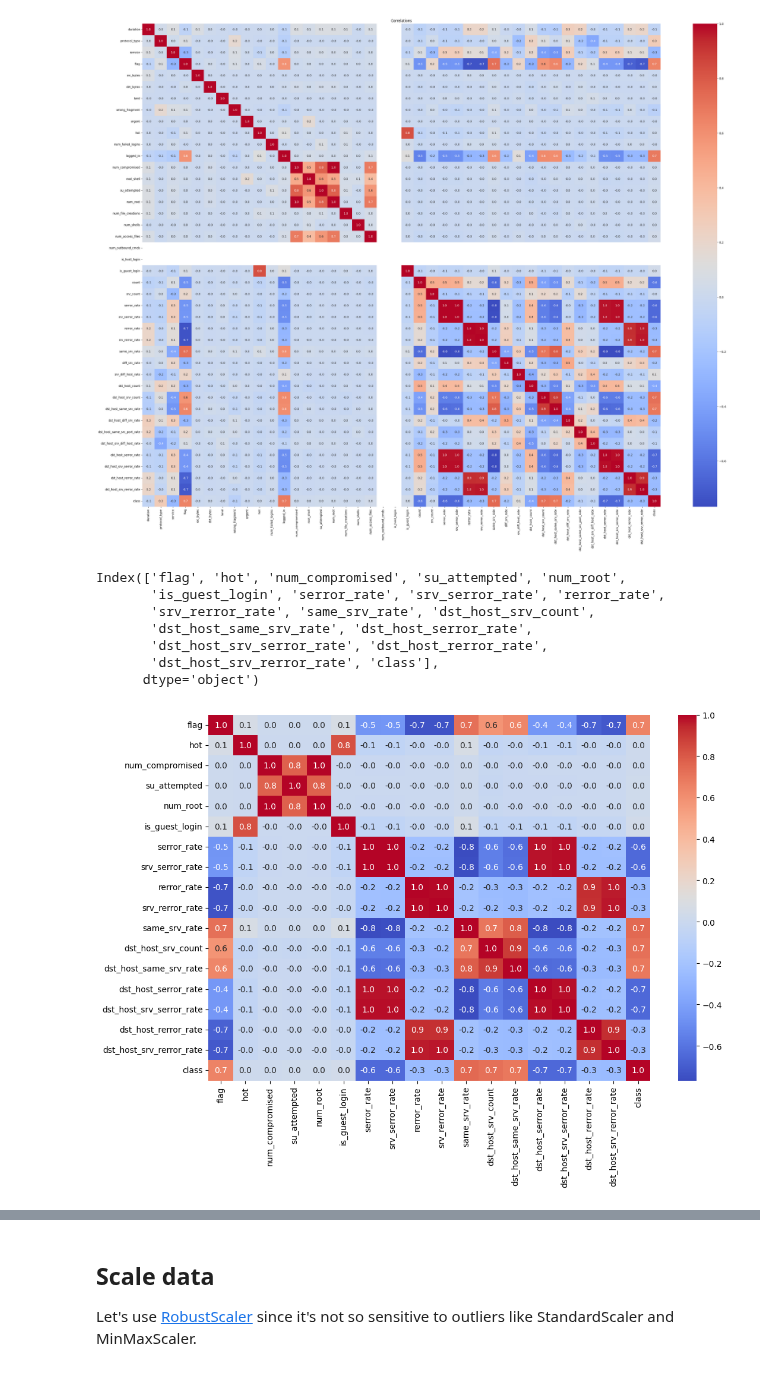
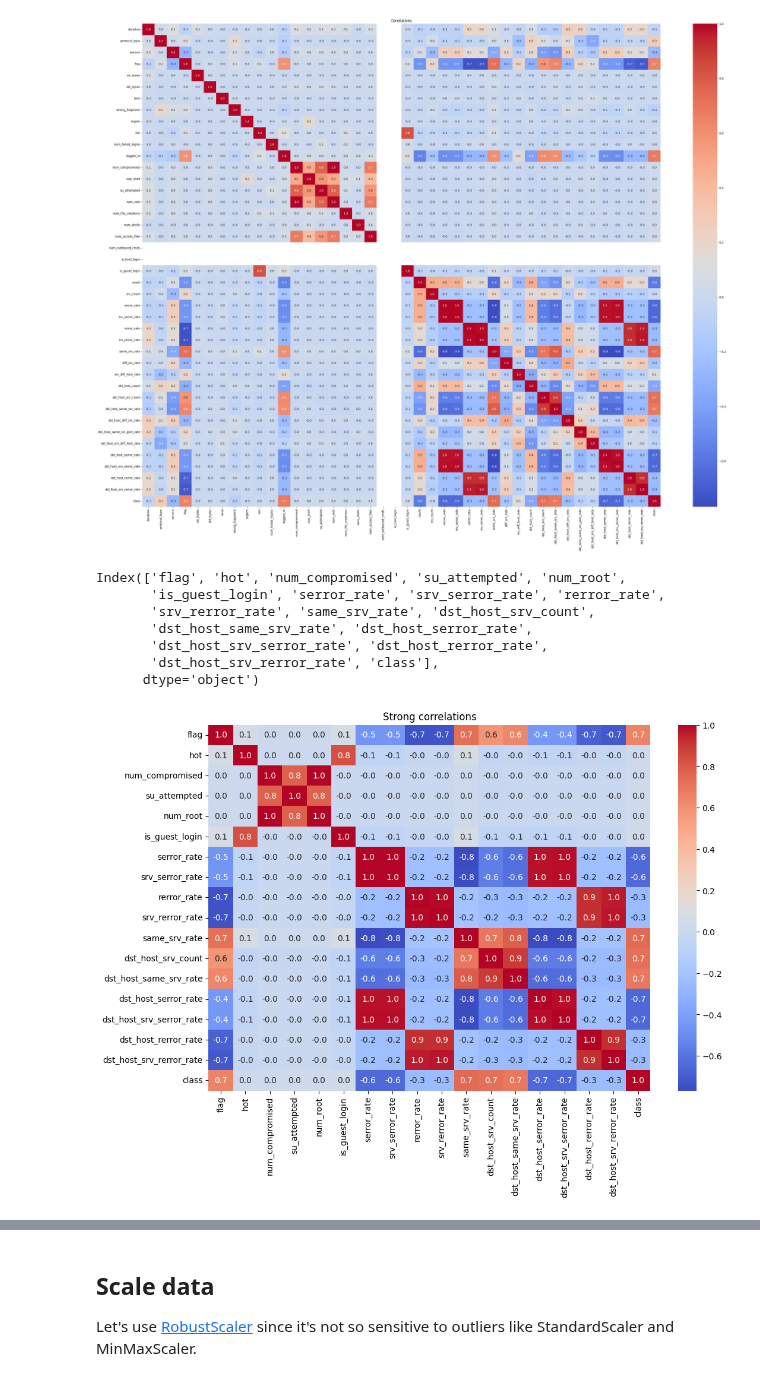
Before and after one commit to phoenixday/ml-algorithms, a Jupyter notebook: network-anomaly-detection.ipynb, the cells around one changed output, grey strips where cells are left out. Drawn from its saved outputs; the diff is of its cells as text; code cells hidden in the pictures.

```diff
--- a/network-anomaly-detection.ipynb
+++ b/network-anomaly-detection.ipynb
@@ -203,28 +221,29 @@ plt.show()
 # %%
 # only strong correlations
 corr_matrix = train.corr()
 threshold = 0.7
 
 # Create a mask for values above the threshold or below the negative threshold, excluding self-correlation
 mask = np.abs(corr_matrix) >= threshold
 np.fill_diagonal(mask.values, False)
 
 # Filter the columns and rows based on the mask
 filtered_columns = corr_matrix.columns[mask.any()]
 filtered_corr = corr_matrix.loc[filtered_columns, filtered_columns]
 
 print(filtered_columns)
 
 # Plot the heatmap
 plt.figure(figsize=(12, 8))
 sns.heatmap(filtered_corr, annot=True, fmt=".1f", cmap='coolwarm')
+plt.title('Strong correlations')
 plt.show()
 # %% [output]
 Index(['flag', 'hot', 'num_compromised', 'su_attempted', 'num_root',
        'is_guest_login', 'serror_rate', 'srv_serror_rate', 'rerror_rate',
        'srv_rerror_rate', 'same_srv_rate', 'dst_host_srv_count',
        'dst_host_same_srv_rate', 'dst_host_serror_rate',
        'dst_host_srv_serror_rate', 'dst_host_rerror_rate',
        'dst_host_srv_rerror_rate', 'class'],
       dtype='object')
-[figure, old version]
+[figure, new version]
```
Also changed, not shown: parts of 53 cells of this notebook.
